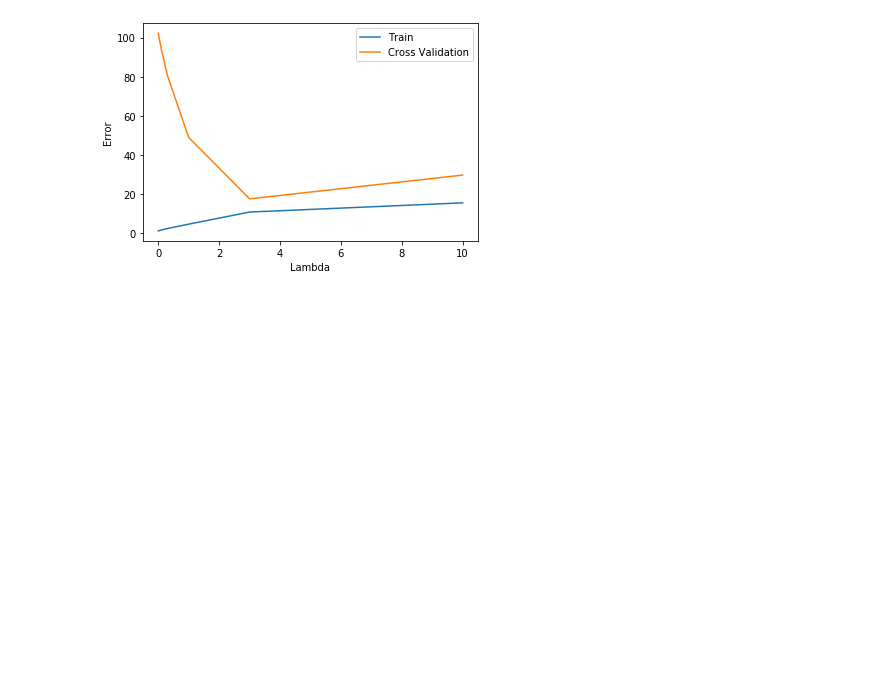
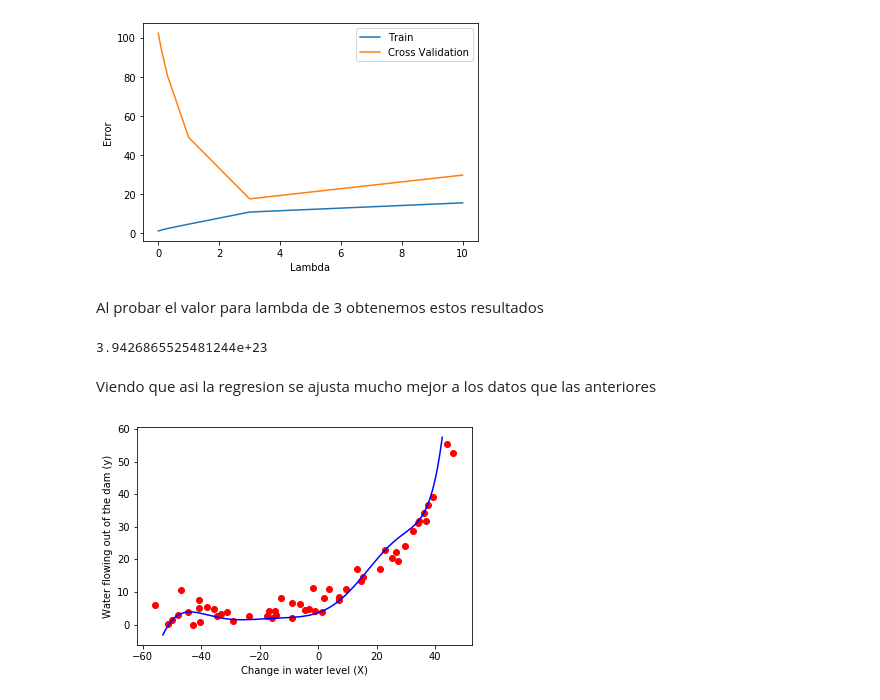
Before and after one commit to GuillermoOvejeroSanchez/Aprendizaje-Automatico, a Jupyter notebook: RegularizedLinearRegression/RegularizedLinearReg.ipynb, the cells around one changed output. Drawn from its saved outputs; the diff is of its cells as text; code cells hidden in the pictures; blank space fills up the shorter version.

```diff
--- a/RegularizedLinearRegression/RegularizedLinearReg.ipynb
+++ b/RegularizedLinearRegression/RegularizedLinearReg.ipynb
@@ -266,3 +272,52 @@ plt.legend()
 plt.show()
 # %% [output]
 [figure]
+# %% [markdown]
+Al probar el valor para lambda de 3 obtenemos estos resultados
+# %%
+X, y, X_test, y_test, X_CV, y_CV, m, n, m_test, m_CV = read_file('ex5data1.mat')
+
+
+# before normalizing and polynomial mapping
+original_X = read_file('ex5data1.mat')[0]
+
+X, mu, sigma = normalize(X)
+degree = 8
+X = polynomial(X, degree)
+lmd = 0
+theta = np.zeros((degree+1, 1)).flatten()
+
+theta = minimize(fun=cost, x0=theta, args=(X, y, lmd)).x
+
+X_test = polynomial(X_test, degree)
+X_mean = X_test - mu
+X_test = X_mean / sigma
+
+y_mean = y_test - mu
+y_test = y_mean / sigma
+
+cost(theta, X_test, y_test, lmd)
+# %% [output]
+3.9426865525481244e+23
+# %% [markdown]
+Viendo que asi la regresion se ajusta mucho mejor a los datos que las anteriores
+# %%
+X, y, X_test, y_test, X_CV, y_CV, m, n, m_test, m_CV = read_file('ex5data1.mat')
+plt.scatter(X.flatten(), y.flatten(), c='r')
+plt.scatter(X_test.flatten(), y_test.flatten(), c='r')
+plt.scatter(X_CV.flatten(), y_CV.flatten(), c='r')
+plt.xlabel('Change in water level (X)')
+plt.ylabel('Water flowing out of the dam (y)')
+
+x_min, x_max = min(X.flatten()) - 5, max(X.flatten()) + 5
+x_arr = np.arange(x_min, x_max, 0.1)
+y_arr = []
+for x1 in x_arr:
+    # normalize:
+    x1 = (x1 - mu) / sigma
+    x1 = map_single_feature(x1, degree)
+    y_arr.append(h(x1, theta, m, degree))
+plt.plot(x_arr, y_arr, c='b')
+plt.show()
+# %% [output]
+[figure, added]
```
Also changed, not shown: parts of 8 cells of this notebook.
